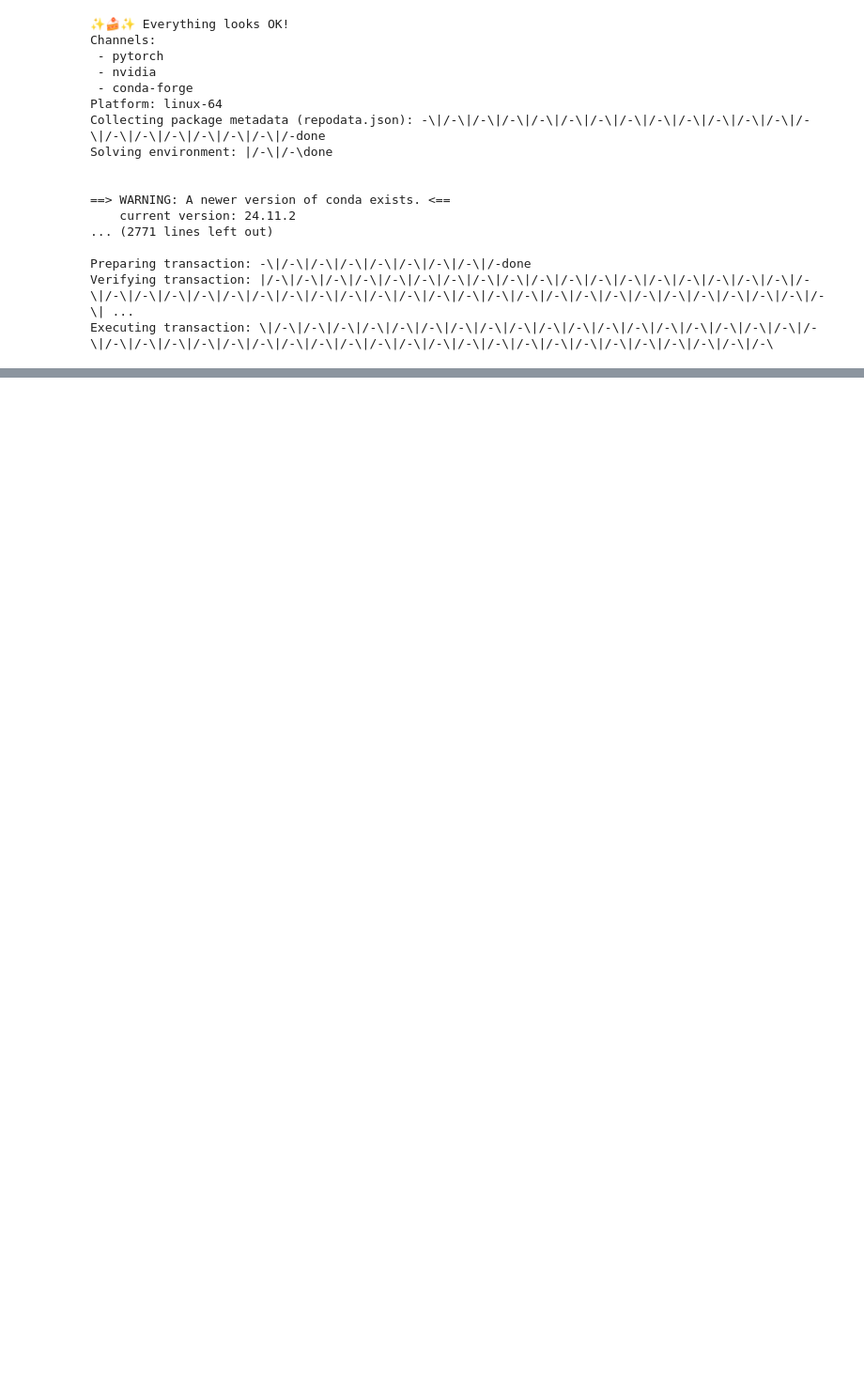
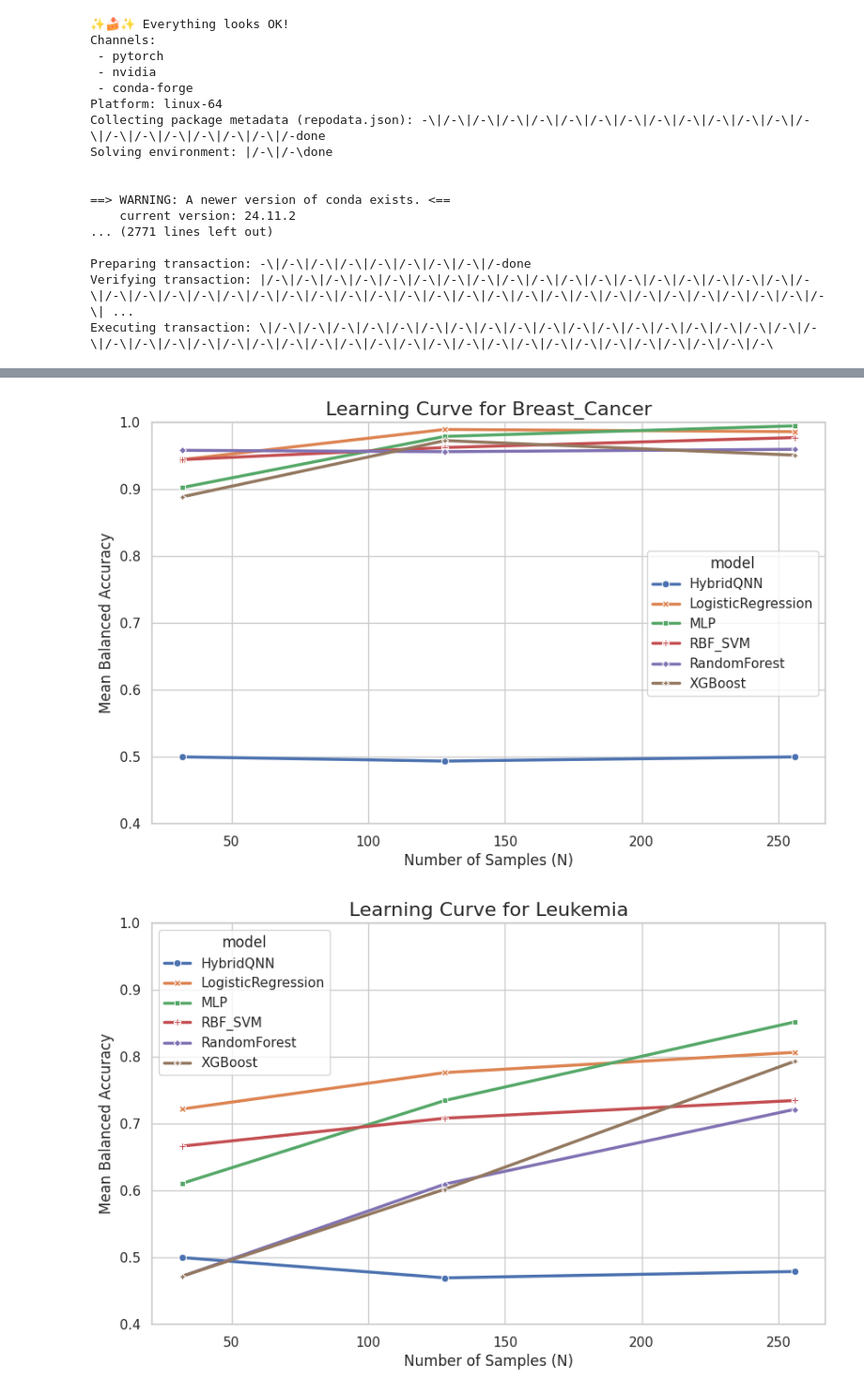
Before and after one commit to tousifo/ml_notebooks, a Jupyter notebook: qml_analysis_vs_ml,_dl.ipynb, the cells around one changed output, grey strips where cells are left out. Shown at 94% size. Saved outputs shown, nothing was run; the diff lists cells and outputs as text; code cells hidden in the pictures; blank space fills up the shorter version.

```diff
--- a/qml_analysis_vs_ml,_dl.ipynb
+++ b/qml_analysis_vs_ml,_dl.ipynb
@@ -1008,0 +1311,17 @@ with open("run_full_experiment_optimized.py", "w") as f:
+# %%
+import pandas as pd
+import seaborn as sns
+import matplotlib.pyplot as plt
+!pip install -q seaborn
+df = pd.read_csv('results.csv')
+df_agg = df.groupby(['dataset', 'n_samples', 'model'])['test_b_accuracy'].mean().reset_index()
+sns.set_theme(style="whitegrid")
+for dataset in df_agg['dataset'].unique():
+    plt.figure(figsize=(10, 6))
+    sns.lineplot(data=df_agg[df_agg['dataset'] == dataset], x='n_samples', y='test_b_accuracy', hue='model', style='model', markers=True, dashes=False, lw=2.5)
+    plt.title(f'Learning Curve for {dataset}', fontsize=16)
+    plt.ylabel('Mean Balanced Accuracy'); plt.xlabel('Number of Samples (N)'); plt.ylim(0.4, 1.0)
+    plt.show()
+# %% [output]
+[figure, added]
+[figure, added]
```
Also changed, not shown: parts of 14 cells of this notebook.
